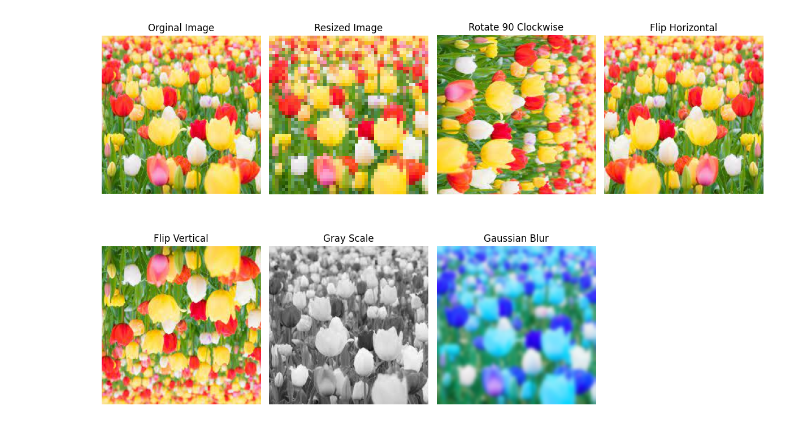
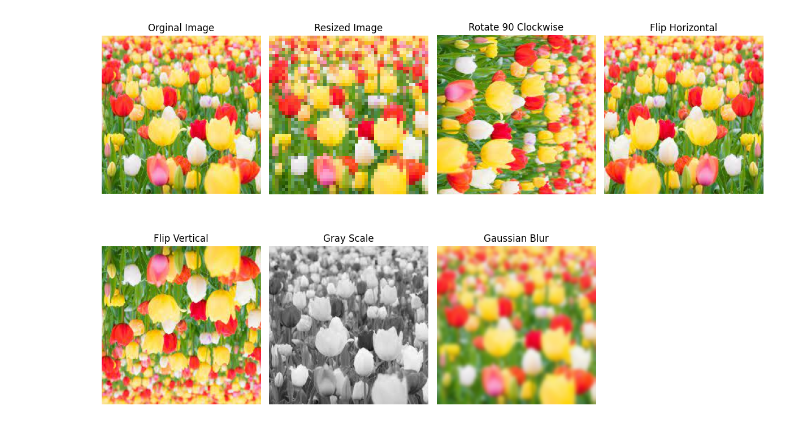
Before and after one commit to 4rjunc/CollegeLab, a Jupyter notebook: 7thSemLab/DIP/Q3.ipynb, the cells around one changed output. Saved outputs shown, nothing was run; the diff lists cells and outputs as text; code cells hidden in the pictures.

```diff
--- a/7thSemLab/DIP/Q3.ipynb
+++ b/7thSemLab/DIP/Q3.ipynb
@@ -24,32 +24,32 @@ plt.imshow(cv2.cvtColor(rotate_image, cv2.COLOR_BGR2RGB))
 plt.axis('off')
 
 plt.subplot(244)
 plt.title("Flip Horizontal")
 flipped_horizontal = cv2.flip(image, 1)
 plt.imshow(cv2.cvtColor(flipped_horizontal, cv2.COLOR_BGR2RGB))
 plt.axis('off')
 
 plt.subplot(245)
 plt.title("Flip Vertical")
 flipped_verticaly = cv2.flip(image, 0)
 plt.imshow(cv2.cvtColor(flipped_verticaly, cv2.COLOR_BGR2RGB))
 plt.axis('off')
 
 
 plt.subplot(246)
 plt.title("Gray Scale")
 grayscale_image = cv2.cvtColor(image, cv2.COLOR_BGR2GRAY)
 plt.imshow(grayscale_image, cmap='gray')
 plt.axis('off')
 
 
 plt.subplot(247)
 plt.title("Gaussian Blur")
 blurred_image = cv2.GaussianBlur(image, (15, 15), 0)
-plt.imshow(blurred_image)
+plt.imshow(cv2.cvtColor(blurred_image, cv2.COLOR_BGR2RGB))
 plt.axis('off')
 
 plt.tight_layout()
 plt.show()
 # %% [output]
-[figure, old version]
+[figure, new version]
```
